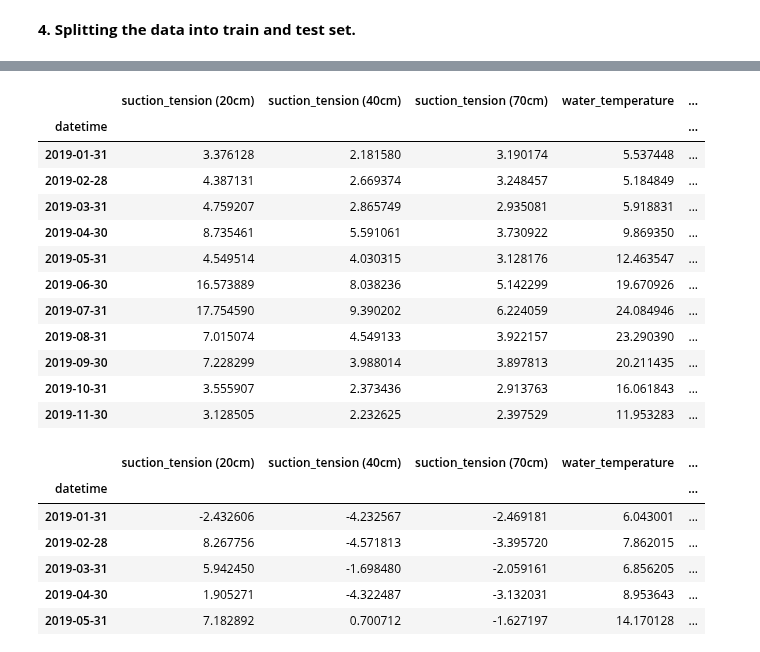
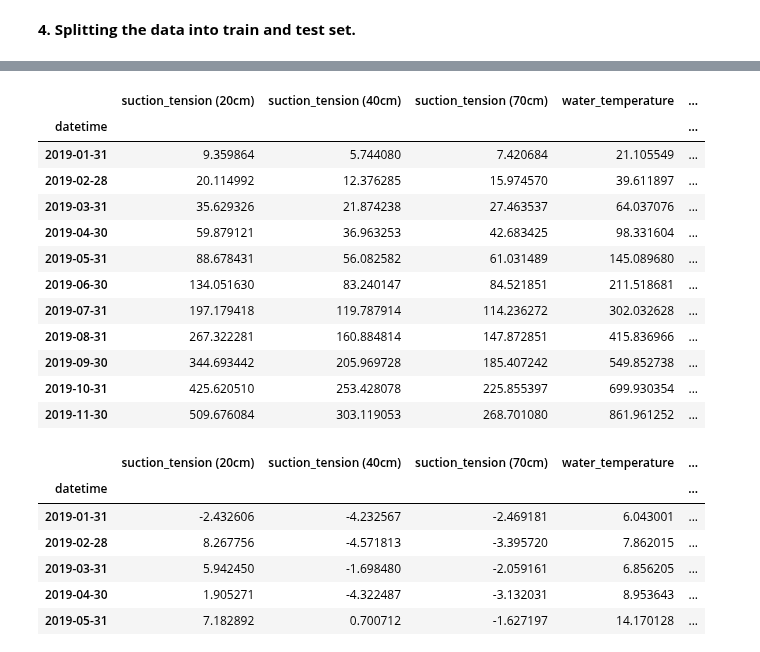
Before and after one commit to kaebry/DSF, a Jupyter notebook: Code/VAR_modified_split_diff.ipynb, the cells around one changed output, grey strips where cells are left out. Cells and saved outputs as stored; diff of their text form; code cells hidden in the pictures.

Commit message:
invert experiments

```diff
--- a/Code/VAR_modified_split_diff.ipynb
+++ b/Code/VAR_modified_split_diff.ipynb
@@ -170,6 +149,8 @@ def train_split(dvar, nobs):
     return dvar_train, dvar_test
 # %%
 dwfm1_train, dwfm1_test = train_split(dwfm1, 11)
+# %%
+dwfm1_diff_train, dwfm1_diff_test = train_split(dwfm1_diff, 11)
 # %%
 def ts_train_test_split(dwfm1_diff, test_size):
     len_test = int(dwfm1_diff.shape[0]*test_size)
@@ -179,7 +160,7 @@ def ts_train_test_split(dwfm1_diff, test_size):
 
     return dwfm1_diff_train, dwfm1_diff_test
 # %%
-dwfm1_diff_train, dwfm1_diff_test = ts_train_test_split(dwfm1_diff, 0.125)
+#dwfm1_diff_train, dwfm1_diff_test = ts_train_test_split(dwfm1_diff, 0.125)
 # %%
 varmodel2 = VAR(dwfm1_diff_train)
 varmodel2.select_order(maxlags=4).summary()
@@ -196,7 +177,7 @@ VAR Order Selection (* highlights the minimums)
 # and the predicited test set
 def walk_forward_VAR(dwfm1_diff, nobs, lag_order):
     # splitting the data into train and test set
-    dvar2_diff_train, dvar2_diff_test = train_split(dwfm1_diff, nobs)
+    dwfm1_diff_train, dwfm1_diff_test = train_split(dwfm1_diff, nobs)
 
     # makes a list of lists from the train set
     history = [list(x) for x in np.array(dwfm1_diff_train)]
@@ -219,6 +200,6 @@ def walk_forward_VAR(dwfm1_diff, nobs, lag_order):
 
     # return a tuple of the test set and the predicited test set as
     # a tuple of dataframes
-    return dwfm1_diff_test, pd.DataFrame(np.array(forecasts), index=dwfm1_diff_test.index, columns=dwfm1.columns)
+    return model_fit, dwfm1_diff_test, pd.DataFrame(np.array(forecasts), index=dwfm1_diff_test.index, columns=dwfm1.columns)
 # %%
-dwfm1_results_test, dwfm1_results_pred = walk_forward_VAR(dwfm1_diff, 0.125, 2)
+fitmodel, dwfm1_results_test, dwfm1_results_pred = walk_forward_VAR(dwfm1_diff, 11, 2)
@@ -290,20 +451,20 @@ def invert_transformation(train, result, first_diff=False): #first diff? or seco
 # %%
-dwfm1_results_test = invert_transformation(dwfm1_train, dwfm1_results_test, first_diff=True)
-dwfm1_results_test
+reverse = invert_transformation(dwfm1_train, dwfm1_results_test, first_diff=True)
+reverse
 # %% [output]
 |  | suction_tension (20cm) | suction_tension (40cm) | suction_tension (70cm) | water_temperature | ... |
 | datetime |  |  |  |  | ... |
-| 2019-01-31 | 3.376128 | 2.181580 | 3.190174 | 5.537448 | ... |
-| 2019-02-28 | 4.387131 | 2.669374 | 3.248457 | 5.184849 | ... |
-| 2019-03-31 | 4.759207 | 2.865749 | 2.935081 | 5.918831 | ... |
-| 2019-04-30 | 8.735461 | 5.591061 | 3.730922 | 9.869350 | ... |
-| 2019-05-31 | 4.549514 | 4.030315 | 3.128176 | 12.463547 | ... |
-| 2019-06-30 | 16.573889 | 8.038236 | 5.142299 | 19.670926 | ... |
-| 2019-07-31 | 17.754590 | 9.390202 | 6.224059 | 24.084946 | ... |
-| 2019-08-31 | 7.015074 | 4.549133 | 3.922157 | 23.290390 | ... |
-| 2019-09-30 | 7.228299 | 3.988014 | 3.897813 | 20.211435 | ... |
-| 2019-10-31 | 3.555907 | 2.373436 | 2.913763 | 16.061843 | ... |
-| 2019-11-30 | 3.128505 | 2.232625 | 2.397529 | 11.953283 | ... |
+| 2019-01-31 | 9.359864 | 5.744080 | 7.420684 | 21.105549 | ... |
+| 2019-02-28 | 20.114992 | 12.376285 | 15.974570 | 39.611897 | ... |
+| 2019-03-31 | 35.629326 | 21.874238 | 27.463537 | 64.037076 | ... |
+| 2019-04-30 | 59.879121 | 36.963253 | 42.683425 | 98.331604 | ... |
+| 2019-05-31 | 88.678431 | 56.082582 | 61.031489 | 145.089680 | ... |
+| 2019-06-30 | 134.051630 | 83.240147 | 84.521851 | 211.518681 | ... |
+| 2019-07-31 | 197.179418 | 119.787914 | 114.236272 | 302.032628 | ... |
+| 2019-08-31 | 267.322281 | 160.884814 | 147.872851 | 415.836966 | ... |
+| 2019-09-30 | 344.693442 | 205.969728 | 185.407242 | 549.852738 | ... |
+| 2019-10-31 | 425.620510 | 253.428078 | 225.855397 | 699.930354 | ... |
+| 2019-11-30 | 509.676084 | 303.119053 | 268.701080 | 861.961252 | ... |
 # %%
 dvar_results_forecast = invert_transformation(dwfm1_train, dwfm1_results_pred, first_diff=True)
 dvar_results_forecast
```
Also changed, not shown: parts of 30 cells of this notebook.
